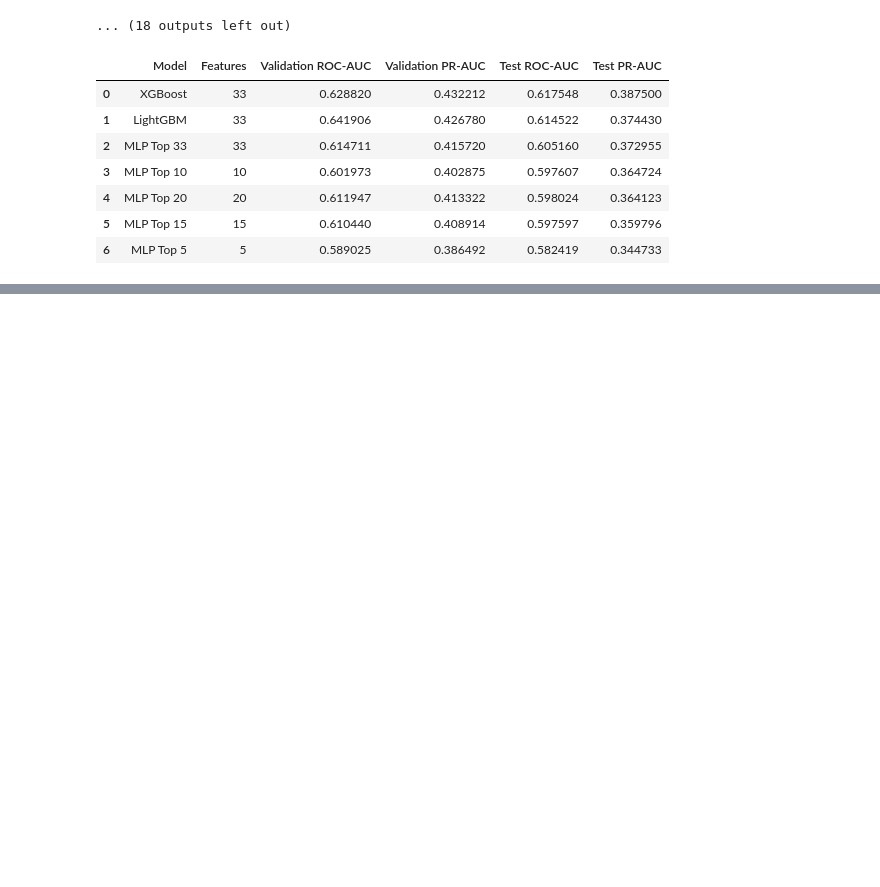
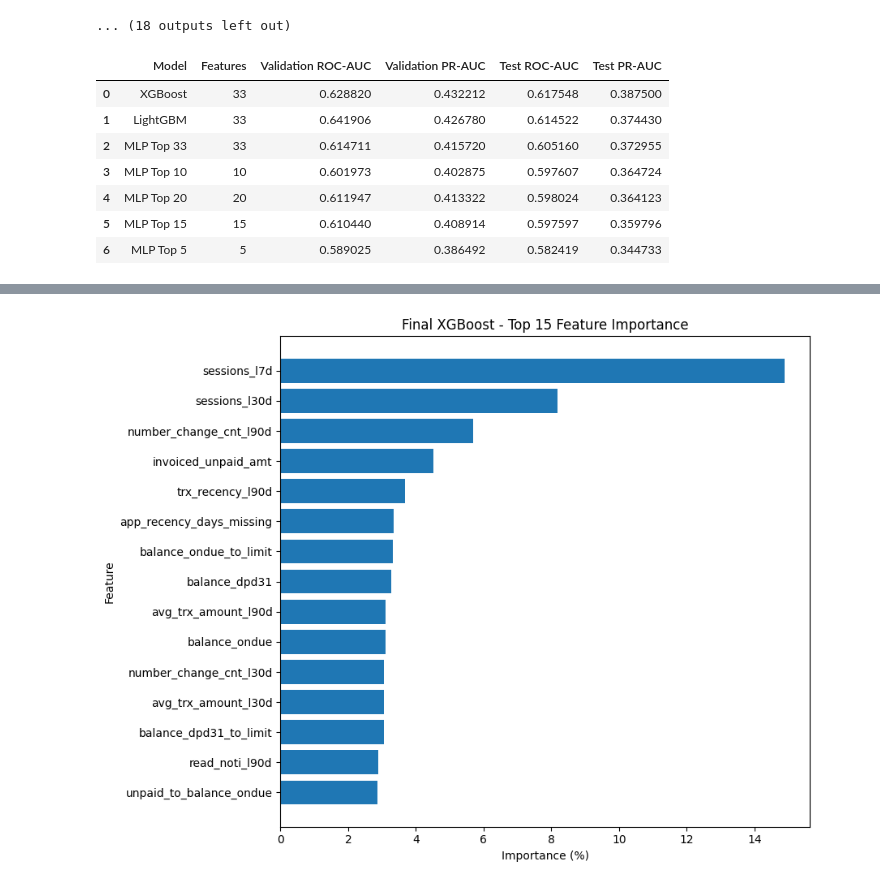
Before and after one commit to Khishigjargal42/toki_ds_task, a Jupyter notebook: notebooks/Toki_DPD91_Final.ipynb, the cells around one changed output, grey strips where cells are left out. Cells and saved outputs as stored; diff of their text form; code cells hidden in the pictures; blank space fills up the shorter version.

```diff
--- a/notebooks/Toki_DPD91_Final.ipynb
+++ b/notebooks/Toki_DPD91_Final.ipynb
@@ -9316,0 +10042,22 @@ display(final_comparison)
+# %%
+# ==========================================
+# FINAL XGBOOST - TOP 15 FEATURE IMPORTANCE
+# ==========================================
+
+top15_importance = importance_df.head(15).copy()
+
+plt.figure(figsize=(9, 7))
+
+plt.barh(
+    top15_importance["feature"][::-1],
+    top15_importance["importance_pct"][::-1]
+)
+
+plt.xlabel("Importance (%)")
+plt.ylabel("Feature")
+plt.title("Final XGBoost - Top 15 Feature Importance")
+
+plt.tight_layout()
+plt.show()
+# %% [output]
+[figure, added]
```
Also changed, not shown: parts of 12 cells of this notebook.
